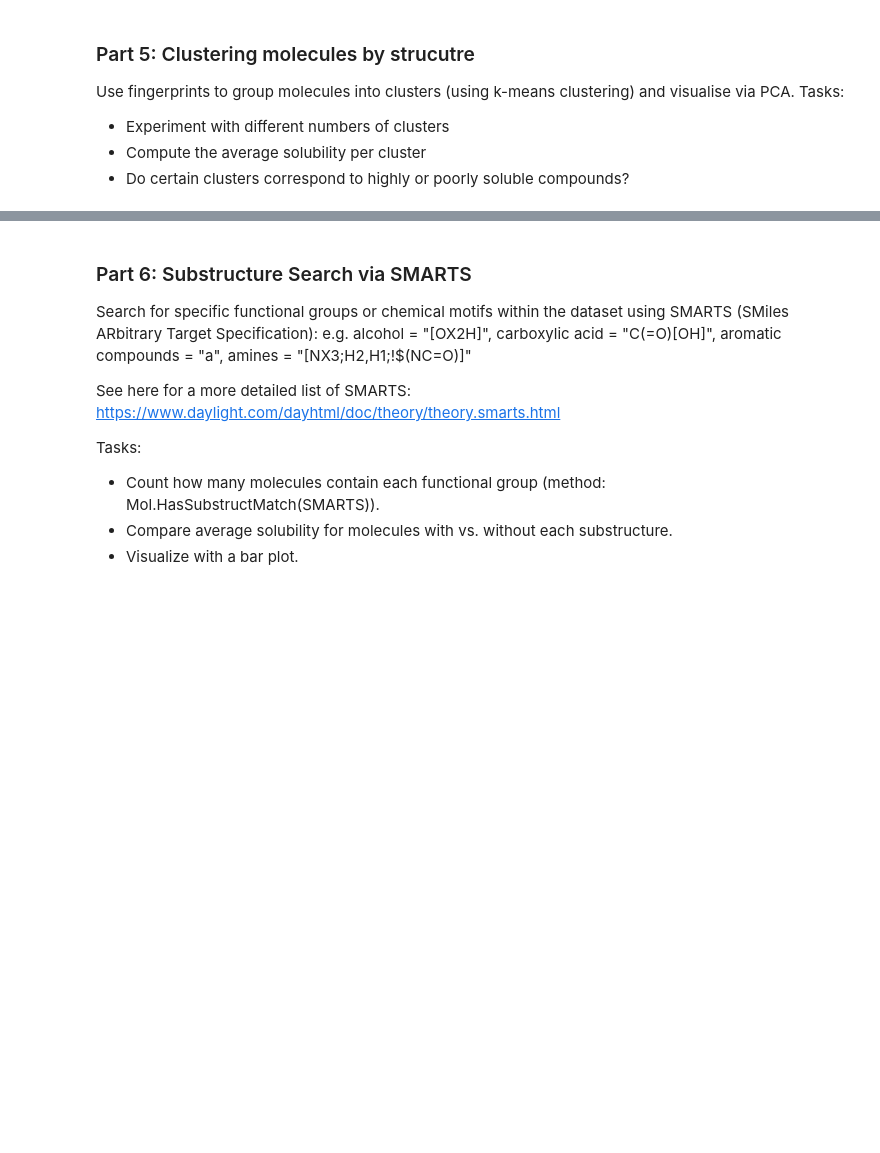
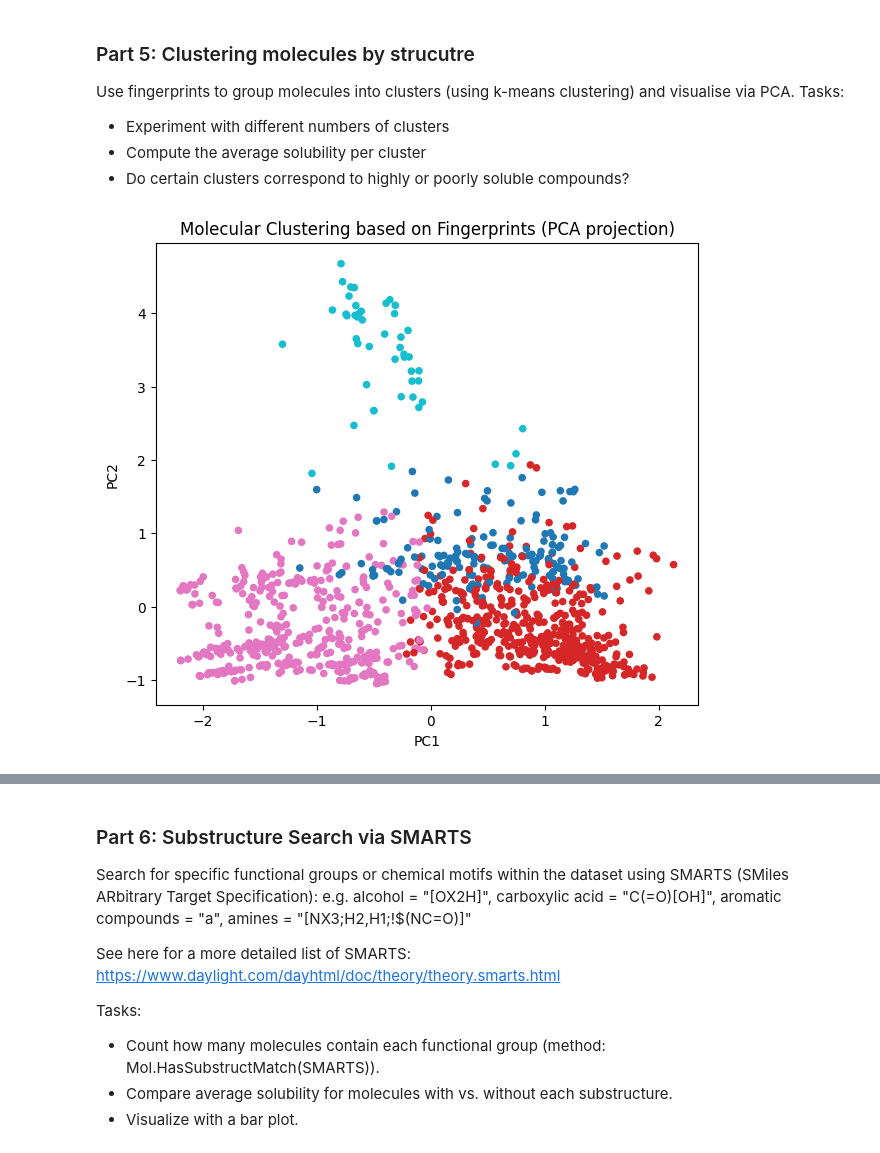
Before and after one commit to janisanth/DSA103, a Jupyter notebook: LifeScienceData/lecture13/RDKIt_Workshop.ipynb, the cells around one changed output, grey strips where cells are left out. Cells and saved outputs as stored; diff of their text form; code cells hidden in the pictures; blank space fills up the shorter version.

```diff
--- a/LifeScienceData/lecture13/RDKIt_Workshop.ipynb
+++ b/LifeScienceData/lecture13/RDKIt_Workshop.ipynb
@@ -94,3 +156,9 @@ Create fingerprints from the SMILES and add them to the dataframe.
 from rdkit.Chem import rdFingerprintGenerator, DataStructs
 
 # use e.g. the morgan FPG: mfpgen = rdFingerprintGenerator.GetMorganGenerator(radius=2,fpSize=2048)
+def mol2_fp(smiles):
+    mol = Chem.MolFromSmiles(smiles)
+    mfpgen = rdFingerprintGenerator.GetMorganGenerator(radius=2,fpSize=2048)
+    fp = mfpgen.GetFingerprint(mol)
+    return fp
+df["morganfp"] = df["SMILES"].apply(mol2_fp)
@@ -97,8 +186,8 @@ from rdkit.Chem import rdFingerprintGenerator, DataStructs
 # %% [markdown]
 Calculate the Tanimoto similarity of the molecules in the dataframe in comparison to a molecule of your choice (e.g. caffeine, aniline, ethanol).
 # %%
-query_fp = mol2fp("CN1C=NC2=C1C(=O)N(C(=O)N2C)C")
+query_fp = mol2_fp("CN1C=NC2=C1C(=O)N(C(=O)N2C)C")
 print(query_fp)
 
-df["similarity"] = df["fingerprint"].apply(lambda fp: DataStructs.TanimotoSimilarity(fp, query_fp))
+df["similarity"] = df["morganfp"].apply(lambda fp: DataStructs.TanimotoSimilarity(fp, query_fp))
 df
@@ -112,24 +216,26 @@ Use fingerprints to group molecules into clusters (using k-means clustering) and
 # %%
 from sklearn.decomposition import PCA
 from sklearn.cluster import KMeans
 import matplotlib.pyplot as plt
 
-fps = df["fingerprint"].to_list()
+fps = df["morganfp"].to_list()
 
 # Reduce dimensionality for visualization
 pca = PCA(n_components=2)
 X_pca = pca.fit_transform(fps)
 
 # K-means clustering
 kmeans = KMeans(n_clusters=4, random_state=42)
 clusters = kmeans.fit_predict(fps)
 df["cluster"] = clusters
 
 # Visualize clusters
 plt.figure(figsize=(7,6))
 plt.scatter(X_pca[:,0], X_pca[:,1], c=clusters, cmap="tab10", s=20)
 plt.title("Molecular Clustering based on Fingerprints (PCA projection)")
 plt.xlabel("PC1"); plt.ylabel("PC2")
 plt.show()
+# %% [output]
+[figure, added]
 # %%
 print(df.groupby("cluster")["logS"].mean())
```
Also changed, not shown: parts of 19 cells of this notebook, 1 other file.
